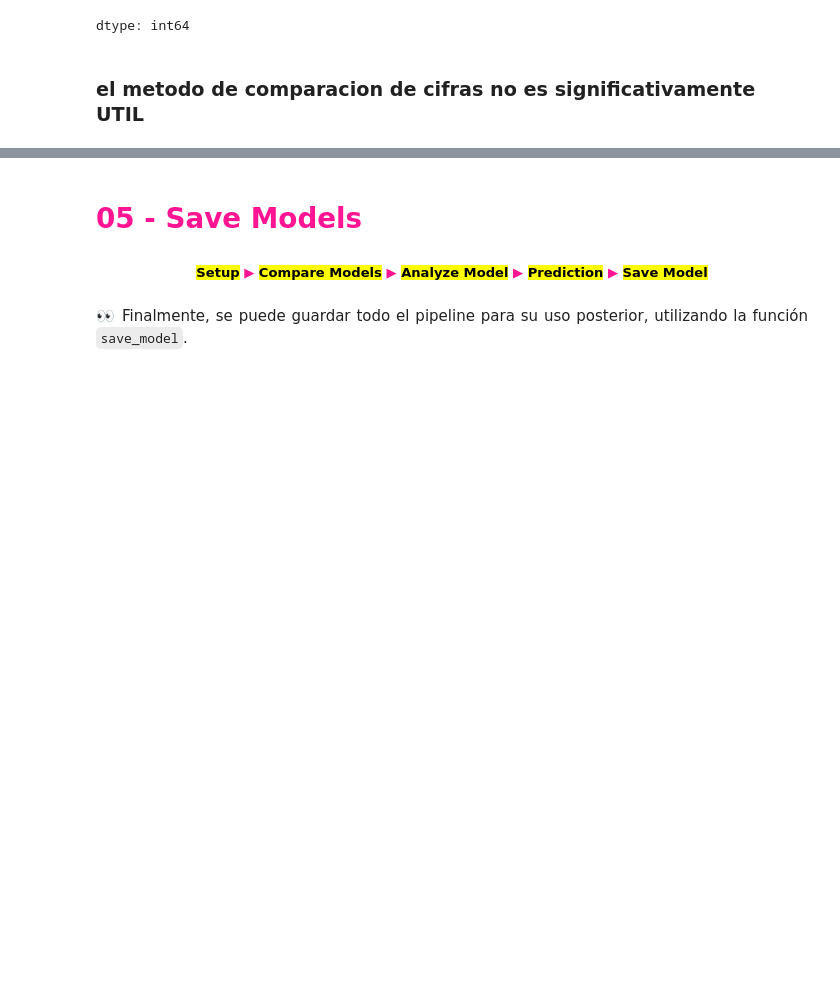
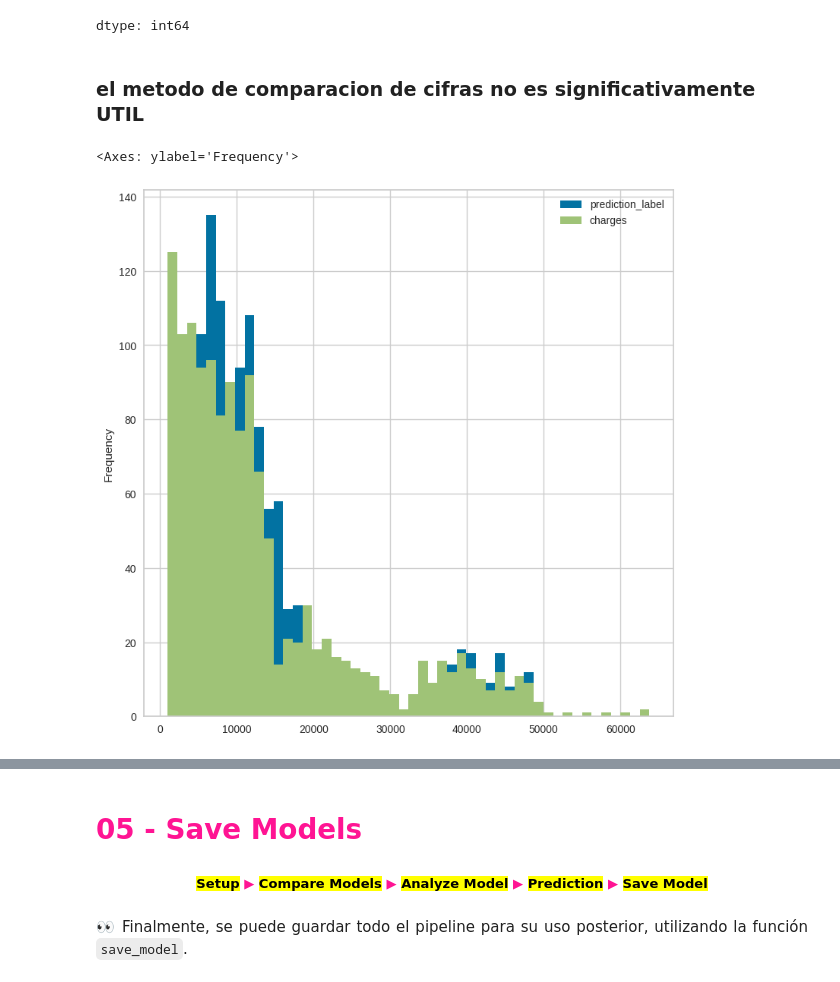
Before and after one commit to Viny2030/UMSA, a Jupyter notebook: bds_pycaret_002_01_aconcagua.ipynb, the cells around one changed output, grey strips where cells are left out. Drawn from its saved outputs; the diff is of its cells as text; code cells hidden in the pictures; blank space fills up the shorter version.

```diff
--- a/bds_pycaret_002_01_aconcagua.ipynb
+++ b/bds_pycaret_002_01_aconcagua.ipynb
@@ -764,3 +778,5 @@ analisis.T
 | 1336 | 2606.628126 | 2007.94500 |
 | 1337 | 28636.644913 | 29141.36030 |
 1338 rows × 2 columns
+# %%
+analisis = analisis.T
@@ -779,3 +811,8 @@ analisis.T.apply(aciertos, axis=1).value_counts() #
 dtype: int64
 # %% [markdown]
 ### el metodo de comparacion de cifras no es significativamente UTIL
+# %%
+analisis.plot(kind='hist', bins=50, figsize=(9, 9))
+# %% [output]
+<Axes: ylabel='Frequency'>
+[figure, added]
```
Also changed, not shown: parts of 29 cells of this notebook.
